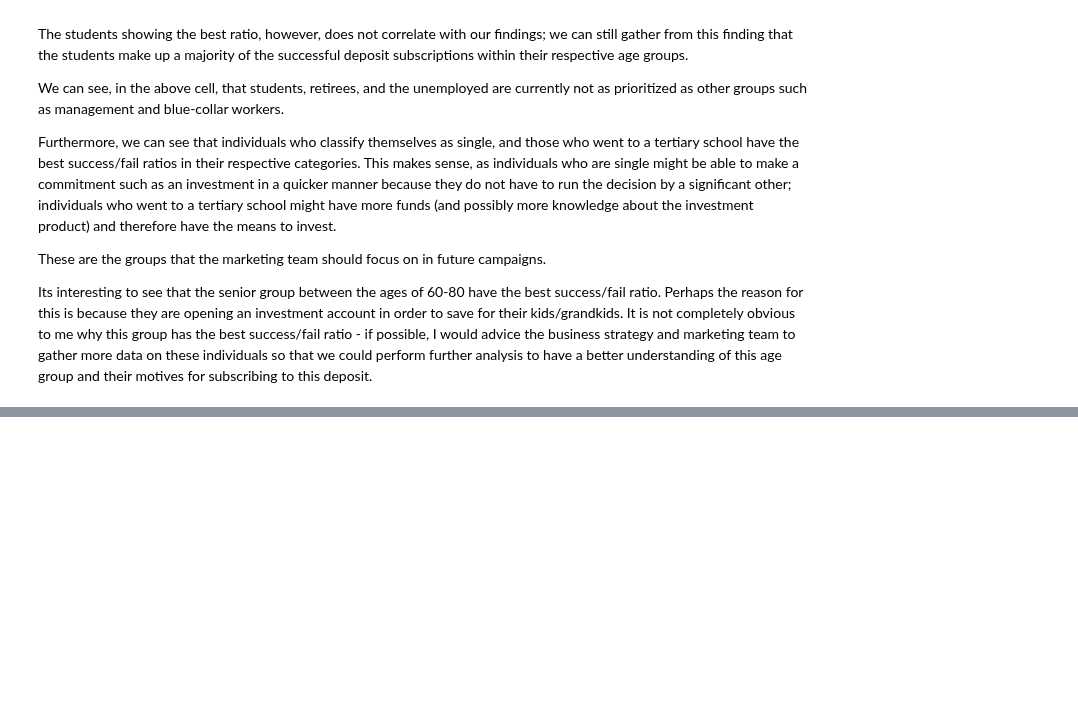
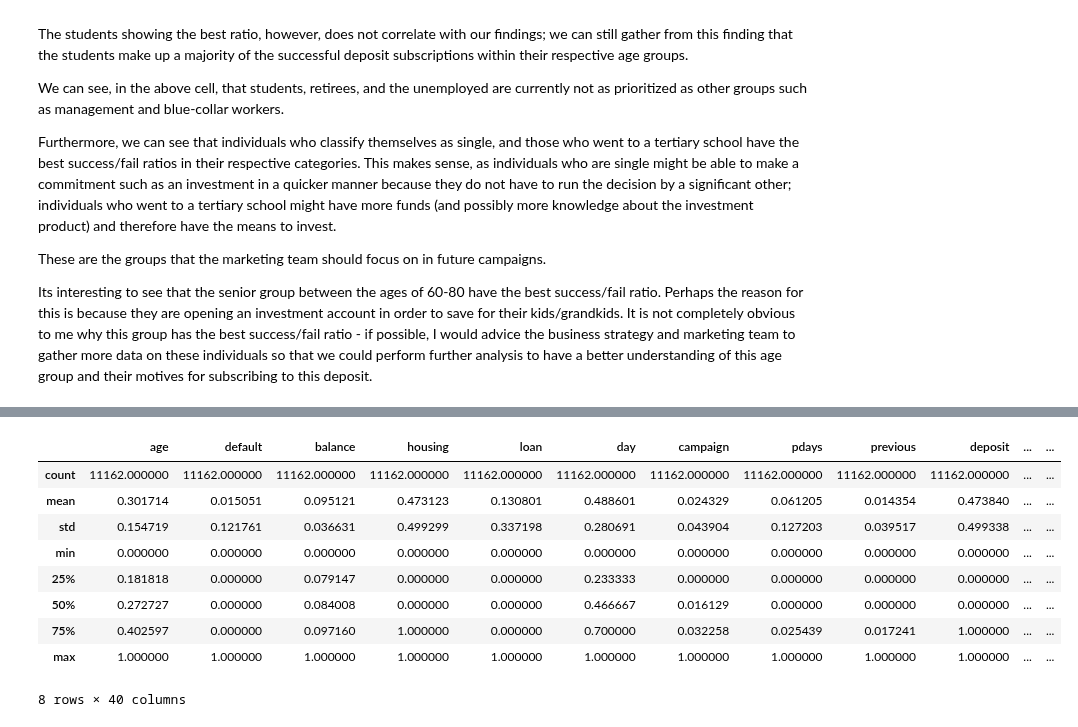
Before and after one commit to Edwardp17/Kaggle, a Jupyter notebook: marketing_bank/marketing_bank.ipynb, the cells around one changed output, grey strips where cells are left out. Cells and saved outputs as stored; diff of their text form; code cells hidden in the pictures; blank space fills up the shorter version.

```diff
--- a/marketing_bank/marketing_bank.ipynb
+++ b/marketing_bank/marketing_bank.ipynb
@@ -278,0 +334,3 @@ df.head()
+# %%
+df_tf = df.copy()
+df_tf.head()
@@ -278,0 +344,3 @@ df.head()
+# %%
+df_tf = pd.get_dummies(df_tf)
+df_tf.head()
@@ -278,0 +355,6 @@ df.head()
+# %%
+df_tf.drop('month_dec', axis = 1, inplace = True)
+# %%
+scaler = MinMaxScaler()
+df_tf = pd.DataFrame(scaler.fit_transform(df_tf.astype('float')),columns = df_tf.columns)
+df_tf.head()
@@ -278,0 +369,13 @@ df.head()
+# %%
+df_tf.describe(exclude = None)
+# %% [output]
+|  | age | default | balance | housing | loan | day | campaign | pdays | previous | deposit | ... | ... |
+| count | 11162.000000 | 11162.000000 | 11162.000000 | 11162.000000 | 11162.000000 | 11162.000000 | 11162.000000 | 11162.000000 | 11162.000000 | 11162.000000 | ... | ... |
+| mean | 0.301714 | 0.015051 | 0.095121 | 0.473123 | 0.130801 | 0.488601 | 0.024329 | 0.061205 | 0.014354 | 0.473840 | ... | ... |
+| std | 0.154719 | 0.121761 | 0.036631 | 0.499299 | 0.337198 | 0.280691 | 0.043904 | 0.127203 | 0.039517 | 0.499338 | ... | ... |
+| min | 0.000000 | 0.000000 | 0.000000 | 0.000000 | 0.000000 | 0.000000 | 0.000000 | 0.000000 | 0.000000 | 0.000000 | ... | ... |
+| 25% | 0.181818 | 0.000000 | 0.079147 | 0.000000 | 0.000000 | 0.233333 | 0.000000 | 0.000000 | 0.000000 | 0.000000 | ... | ... |
+| 50% | 0.272727 | 0.000000 | 0.084008 | 0.000000 | 0.000000 | 0.466667 | 0.016129 | 0.000000 | 0.000000 | 0.000000 | ... | ... |
+| 75% | 0.402597 | 0.000000 | 0.097160 | 1.000000 | 0.000000 | 0.700000 | 0.032258 | 0.025439 | 0.017241 | 1.000000 | ... | ... |
+| max | 1.000000 | 1.000000 | 1.000000 | 1.000000 | 1.000000 | 1.000000 | 1.000000 | 1.000000 | 1.000000 | 1.000000 | ... | ... |
+8 rows × 40 columns
```
Also changed, not shown: parts of 22 cells of this notebook, 1 other file.
